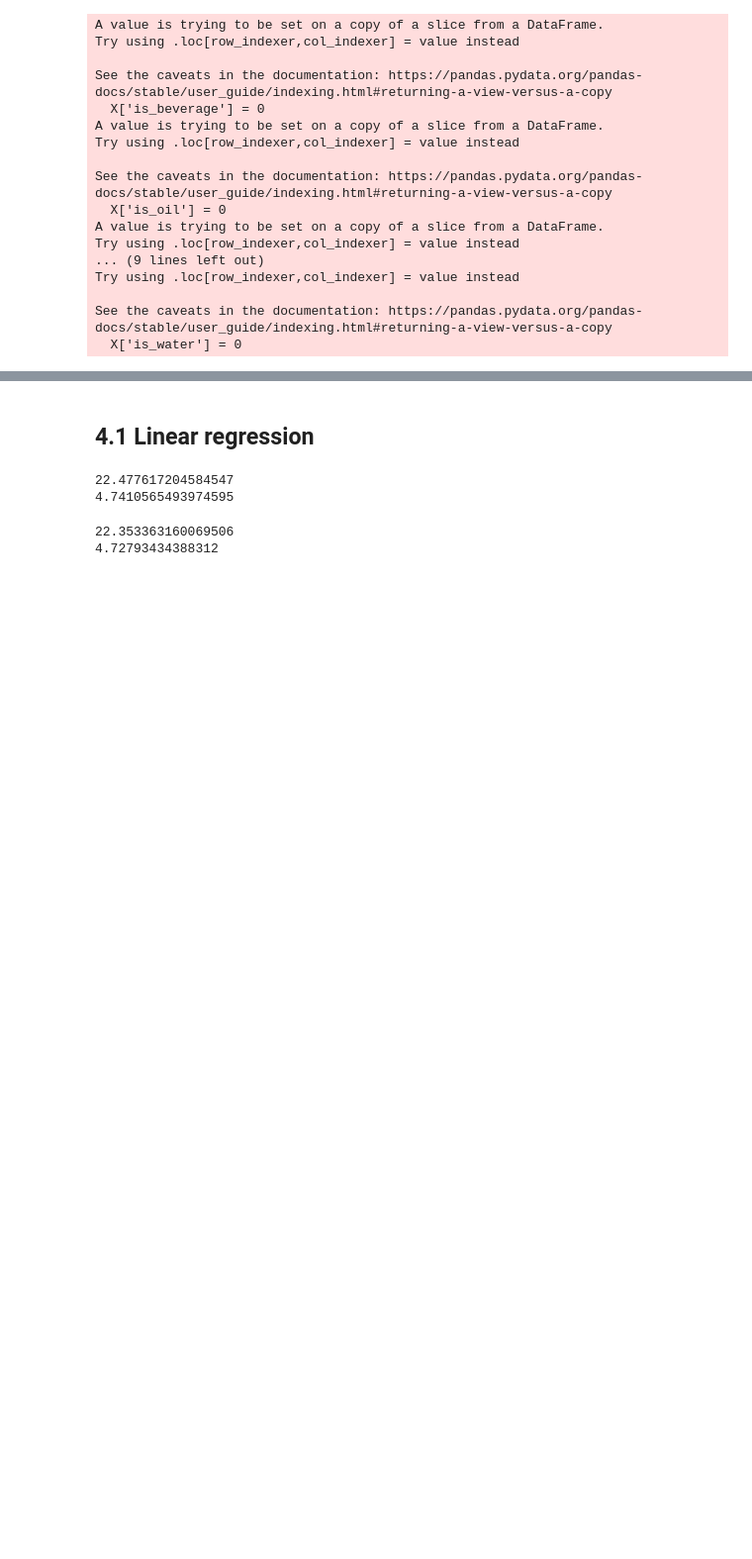
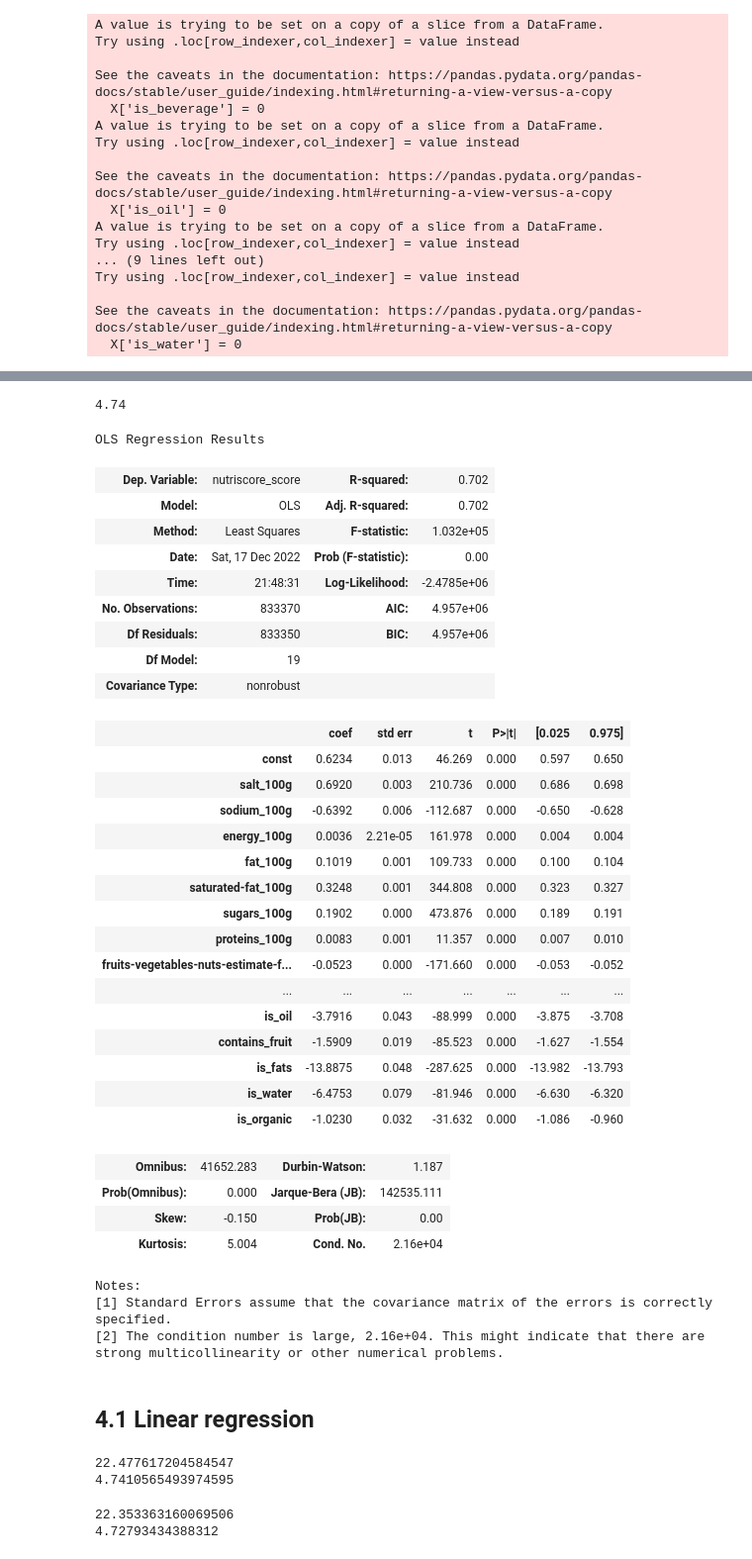
Before and after one commit to raman-bhatia/cis_5450_final_project, a Jupyter notebook: CIS5450_Project_draft_shared.ipynb, the cells around one changed output, grey strips where cells are left out. Shown: that part at 99% size. Cells and saved outputs as stored; diff of their text form; code cells hidden in the pictures; blank space fills up the shorter version.

```diff
--- a/CIS5450_Project_draft_shared.ipynb
+++ b/CIS5450_Project_draft_shared.ipynb
@@ -1339,3 +1335,29 @@ Notes:
 [1] Standard Errors assume that the covariance matrix of the errors is correctly specified.
 [2] The condition number is large, 2.16e+04. This might indicate that there are
 strong multicollinearity or other numerical problems.
+# %%
+# add is_organic feature into the model
+
+X = df_train[['salt_100g', 'sodium_100g', 'energy_100g', 'fat_100g', 'saturated-fat_100g', 'sugars_100g', 'proteins_100g', 'fruits-vegetables-nuts-estimate-from-ingredients_100g', 'fiber_100g', 'carbohydrates_100g', 'additives_n', 'fruits-vegetables-nuts-estimate_100g', 'fruits-vegetables-nuts_100g']]
+y = df_train['nutriscore_score']
+
+X['is_beverage'] = 0
+X['is_oil'] = 0
+X['contains_fruit'] = 0
+X['is_fats'] = 0
+X['is_water'] = 0
+X['is_organic'] = 0
+
+X = X.fillna(0)
+X.loc[df_train['categories_tags'].str.contains('en:beverages', na=False), 'is_beverage'] = 1
+X.loc[df_train['categories_tags'].str.contains('oil', na=False), 'is_oil'] = 1
+X.loc[df_train['categories_tags'].str.contains('fruit', na=False), 'contains_fruit'] = 1
+X.loc[df_train['categories_tags'].str.contains('en:fats', na=False), 'is_fats'] = 1
+X.loc[df_train['categories_tags'].str.contains('en:spring-waters', na=False), 'is_water'] = 1
+X.loc[df_train['labels_en'] == 'Organic', 'is_organic'] = 1
+
+
+remove_outlier(X)
+model = train_model(X, y)
+model.summary()
+# %% [output]
@@ -1342,3 +1381,38 @@ strong multicollinearity or other numerical problems.
+4.74
+OLS Regression Results
+| Dep. Variable: | nutriscore_score | R-squared: | 0.702 |
+| Model: | OLS | Adj. R-squared: | 0.702 |
+| Method: | Least Squares | F-statistic: | 1.032e+05 |
+| Date: | Sat, 17 Dec 2022 | Prob (F-statistic): | 0.00 |
+| Time: | 21:48:31 | Log-Likelihood: | -2.4785e+06 |
+| No. Observations: | 833370 | AIC: | 4.957e+06 |
+| Df Residuals: | 833350 | BIC: | 4.957e+06 |
+| Df Model: | 19 |  |  |
+| Covariance Type: | nonrobust |  |  |
+|  | coef | std err | t | P>|t| | [0.025 | 0.975] |
+| const | 0.6234 | 0.013 | 46.269 | 0.000 | 0.597 | 0.650 |
+| salt_100g | 0.6920 | 0.003 | 210.736 | 0.000 | 0.686 | 0.698 |
+| sodium_100g | -0.6392 | 0.006 | -112.687 | 0.000 | -0.650 | -0.628 |
+| energy_100g | 0.0036 | 2.21e-05 | 161.978 | 0.000 | 0.004 | 0.004 |
+| fat_100g | 0.1019 | 0.001 | 109.733 | 0.000 | 0.100 | 0.104 |
+| saturated-fat_100g | 0.3248 | 0.001 | 344.808 | 0.000 | 0.323 | 0.327 |
+| sugars_100g | 0.1902 | 0.000 | 473.876 | 0.000 | 0.189 | 0.191 |
+| proteins_100g | 0.0083 | 0.001 | 11.357 | 0.000 | 0.007 | 0.010 |
+| fruits-vegetables-nuts-estimate-f... | -0.0523 | 0.000 | -171.660 | 0.000 | -0.053 | -0.052 |
+| ... | ... | ... | ... | ... | ... | ... |
+| is_oil | -3.7916 | 0.043 | -88.999 | 0.000 | -3.875 | -3.708 |
+| contains_fruit | -1.5909 | 0.019 | -85.523 | 0.000 | -1.627 | -1.554 |
+| is_fats | -13.8875 | 0.048 | -287.625 | 0.000 | -13.982 | -13.793 |
+| is_water | -6.4753 | 0.079 | -81.946 | 0.000 | -6.630 | -6.320 |
+| is_organic | -1.0230 | 0.032 | -31.632 | 0.000 | -1.086 | -0.960 |
+| Omnibus: | 41652.283 | Durbin-Watson: | 1.187 |
+| Prob(Omnibus): | 0.000 | Jarque-Bera (JB): | 142535.111 |
+| Skew: | -0.150 | Prob(JB): | 0.00 |
+| Kurtosis: | 5.004 | Cond. No. | 2.16e+04 |
+Notes:
+[1] Standard Errors assume that the covariance matrix of the errors is correctly specified.
+[2] The condition number is large, 2.16e+04. This might indicate that there are
+strong multicollinearity or other numerical problems.
 # %% [markdown]
 ## 4.1 Linear regression
 # %%
```
Also changed, not shown: parts of 9 cells of this notebook.
